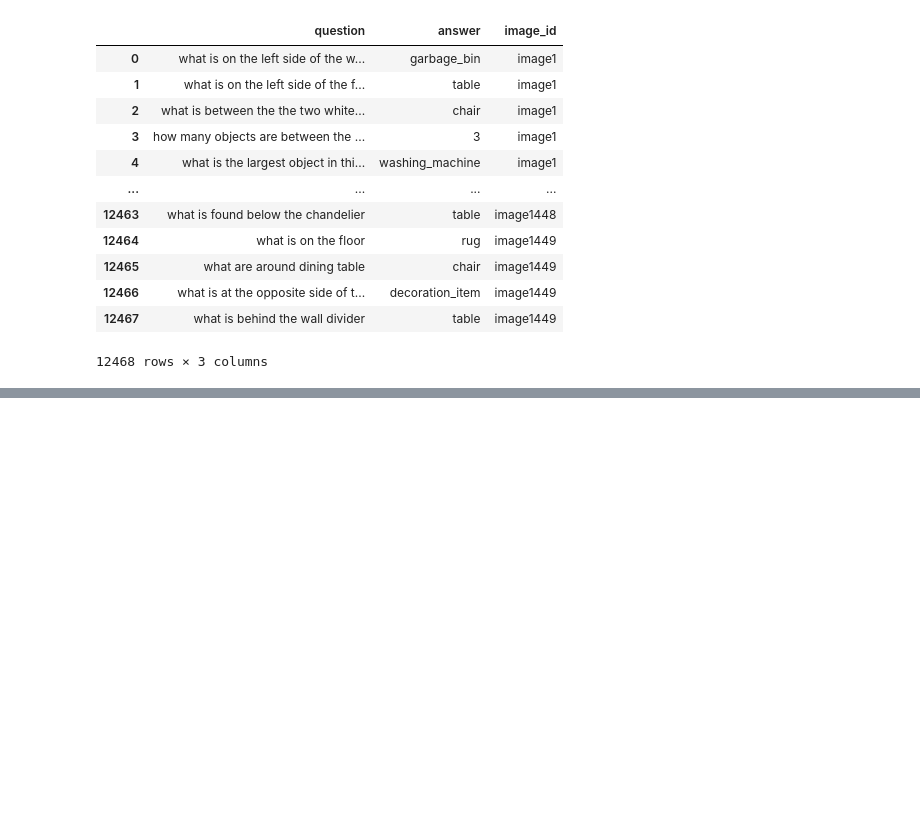
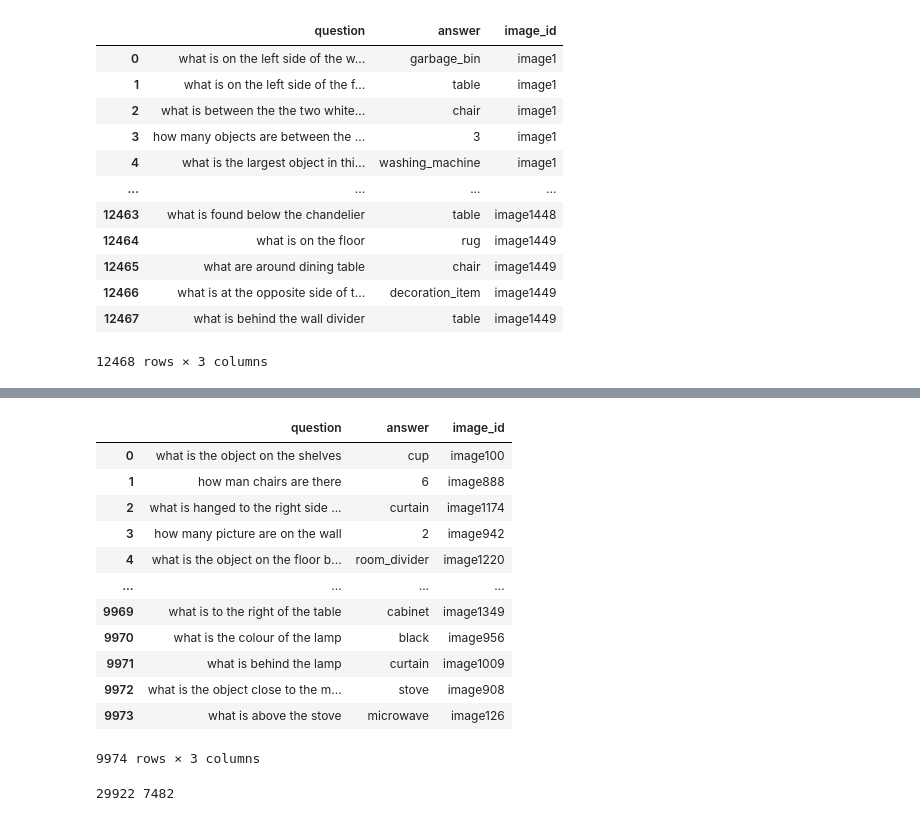
Before and after one commit to saathwikad/Visual_Question_Answering, a Jupyter notebook: vqa-cv.ipynb, the cells around one changed output, grey strips where cells are left out. Drawn from its saved outputs; the diff is of its cells as text; code cells hidden in the pictures; blank space fills up the shorter version.

```diff
--- a/vqa-cv.ipynb
+++ b/vqa-cv.ipynb
@@ -54,0 +75,22 @@ dataset
+# %%
+data_train = pd.read_csv("/kaggle/input/visual-question-answering-computer-vision-nlp/dataset/data_train.csv")
+# %%
+data_train
+# %% [output]
+|  | question | answer | image_id |
+| 0 | what is the object on the shelves | cup | image100 |
+| 1 | how man chairs are there | 6 | image888 |
+| 2 | what is hanged to the right side ... | curtain | image1174 |
+| 3 | how many picture are on the wall | 2 | image942 |
+| 4 | what is the object on the floor b... | room_divider | image1220 |
+| ... | ... | ... | ... |
+| 9969 | what is to the right of the table | cabinet | image1349 |
+| 9970 | what is the colour of the lamp | black | image956 |
+| 9971 | what is behind the lamp | curtain | image1009 |
+| 9972 | what is the object close to the m... | stove | image908 |
+| 9973 | what is above the stove | microwave | image126 |
+9974 rows × 3 columns
+# %%
+print(data_train.size, data_eval.size)
+# %% [output]
+29922 7482
```
Also changed, not shown: parts of 5 cells of this notebook.
